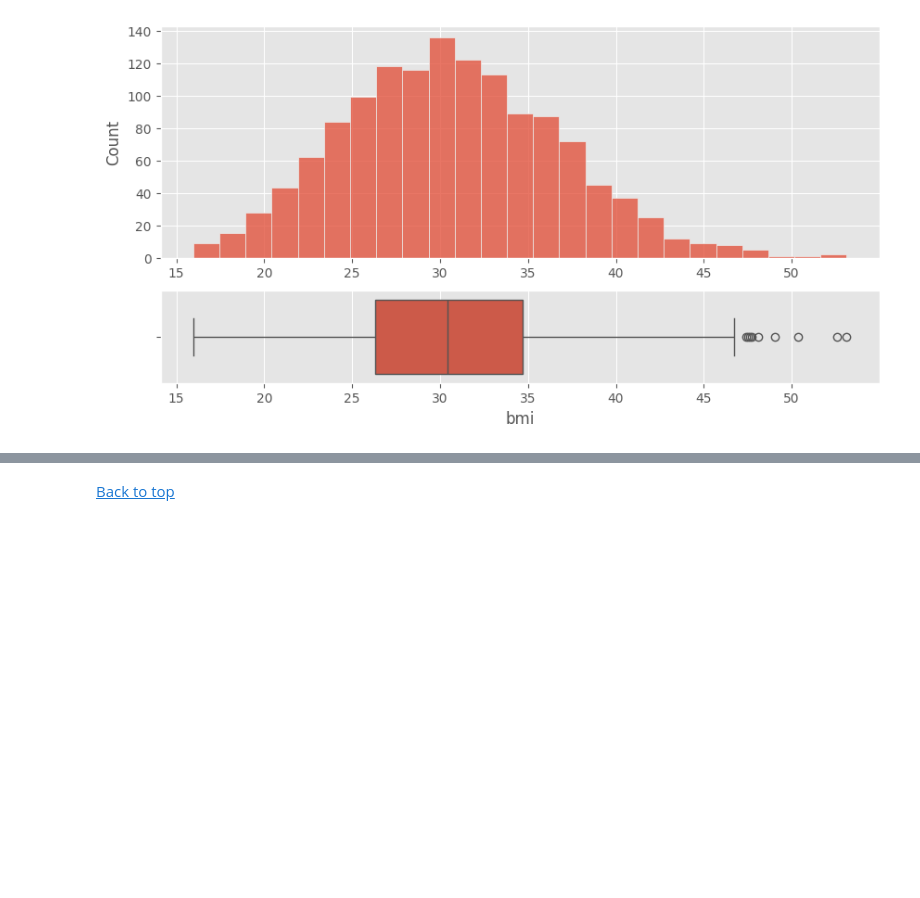
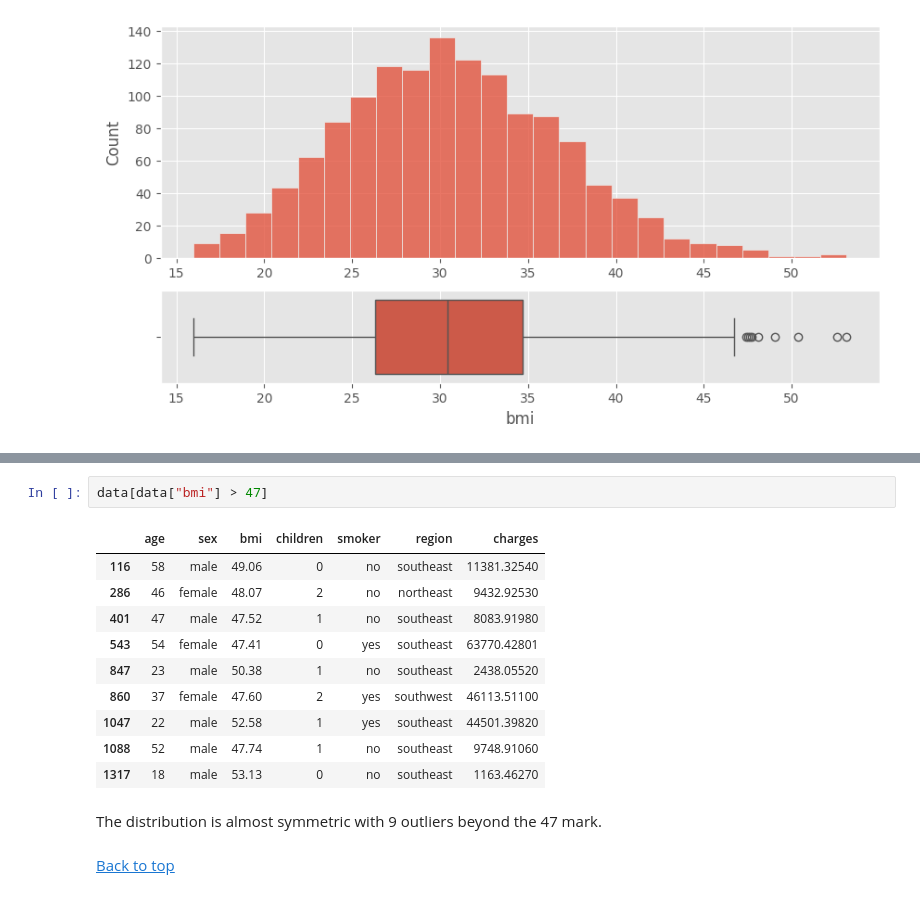
Before and after one commit to allankruger/linear-regression, a Jupyter notebook: src/explore.ipynb, the cells around one changed output, grey strips where cells are left out. Cells and saved outputs as stored; diff of their text form; blank space fills up the shorter version.

```diff
--- a/src/explore.ipynb
+++ b/src/explore.ipynb
@@ -167,3 +185,18 @@ plt.show()
+# %%
+data[data["bmi"] > 47]
+# %% [output]
+|  | age | sex | bmi | children | smoker | region | charges |
+| 116 | 58 | male | 49.06 | 0 | no | southeast | 11381.32540 |
+| 286 | 46 | female | 48.07 | 2 | no | northeast | 9432.92530 |
+| 401 | 47 | male | 47.52 | 1 | no | southeast | 8083.91980 |
+| 543 | 54 | female | 47.41 | 0 | yes | southeast | 63770.42801 |
+| 847 | 23 | male | 50.38 | 1 | no | southeast | 2438.05520 |
+| 860 | 37 | female | 47.60 | 2 | yes | southwest | 46113.51100 |
+| 1047 | 22 | male | 52.58 | 1 | yes | southeast | 44501.39820 |
+| 1088 | 52 | male | 47.74 | 1 | no | southeast | 9748.91060 |
+| 1317 | 18 | male | 53.13 | 0 | no | southeast | 1163.46270 |
+# %% [markdown]
+The distribution is almost symmetric with 9 outliers beyond the 47 mark.
 # %% [markdown]
 [Back to top](#table_of_contents)
 # %% [markdown]
```
Also changed, not shown: parts of 7 cells of this notebook.
